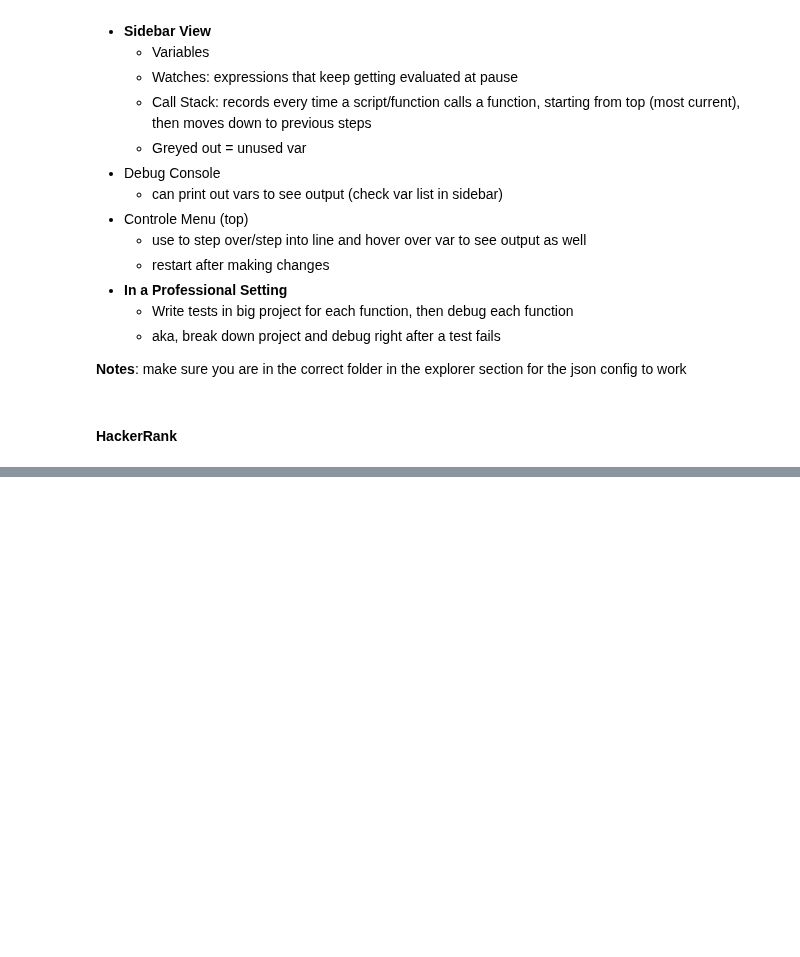
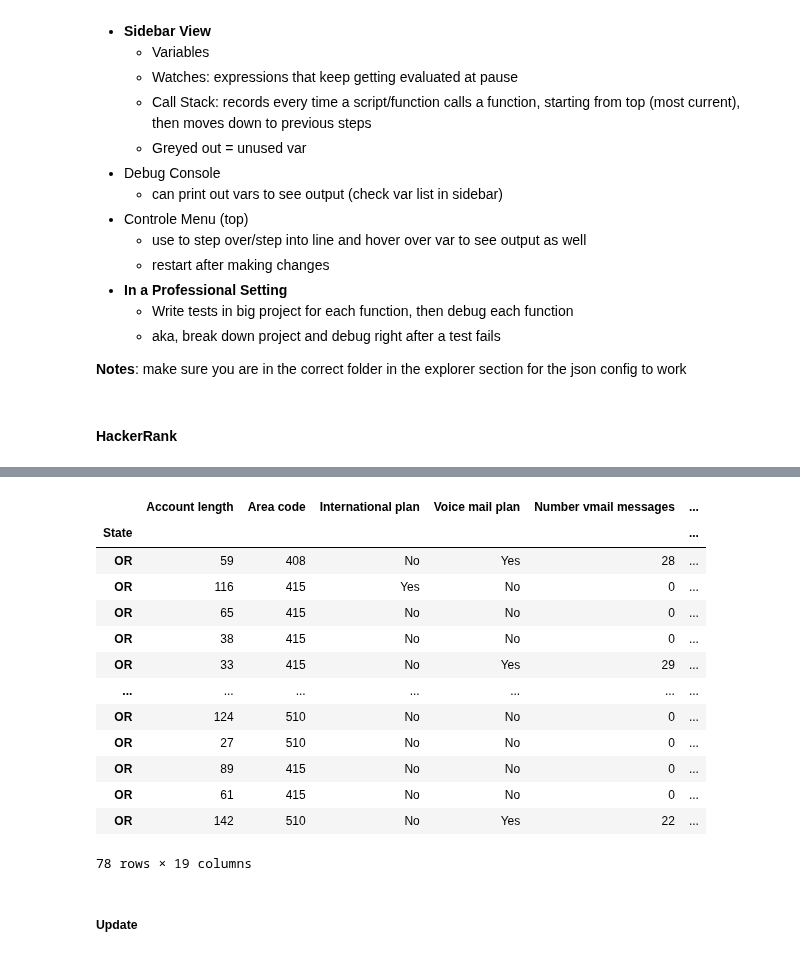
Before and after one commit to yasinsharaf/Coding-Challenges, a Jupyter notebook: python_notes_dataship.ipynb, the cells around one changed output, grey strips where cells are left out. Drawn from its saved outputs; the diff is of its cells as text; code cells hidden in the pictures; blank space fills up the shorter version.

```diff
--- a/python_notes_dataship.ipynb
+++ b/python_notes_dataship.ipynb
@@ -1325,0 +1513,25 @@ print(score_words(words))
+# %%
+#save a filtered df using loc
+#first set index on desired filter col
+state = df.copy()
+state.set_index('State',inplace=True)
+#kwargs: inplace = indexes within the df (clustered)
+#state.head()
+state.loc['OR']
+# %% [output]
+|  | Account length | Area code | International plan | Voice mail plan | Number vmail messages | ... |
+| State |  |  |  |  |  | ... |
+| OR | 59 | 408 | No | Yes | 28 | ... |
+| OR | 116 | 415 | Yes | No | 0 | ... |
+| OR | 65 | 415 | No | No | 0 | ... |
+| OR | 38 | 415 | No | No | 0 | ... |
+| OR | 33 | 415 | No | Yes | 29 | ... |
+| ... | ... | ... | ... | ... | ... | ... |
+| OR | 124 | 510 | No | No | 0 | ... |
+| OR | 27 | 510 | No | No | 0 | ... |
+| OR | 89 | 415 | No | No | 0 | ... |
+| OR | 61 | 415 | No | No | 0 | ... |
+| OR | 142 | 510 | No | Yes | 22 | ... |
+78 rows × 19 columns
+# %% [markdown]
+##### Update
```
Also changed, not shown: parts of 33 cells of this notebook.
